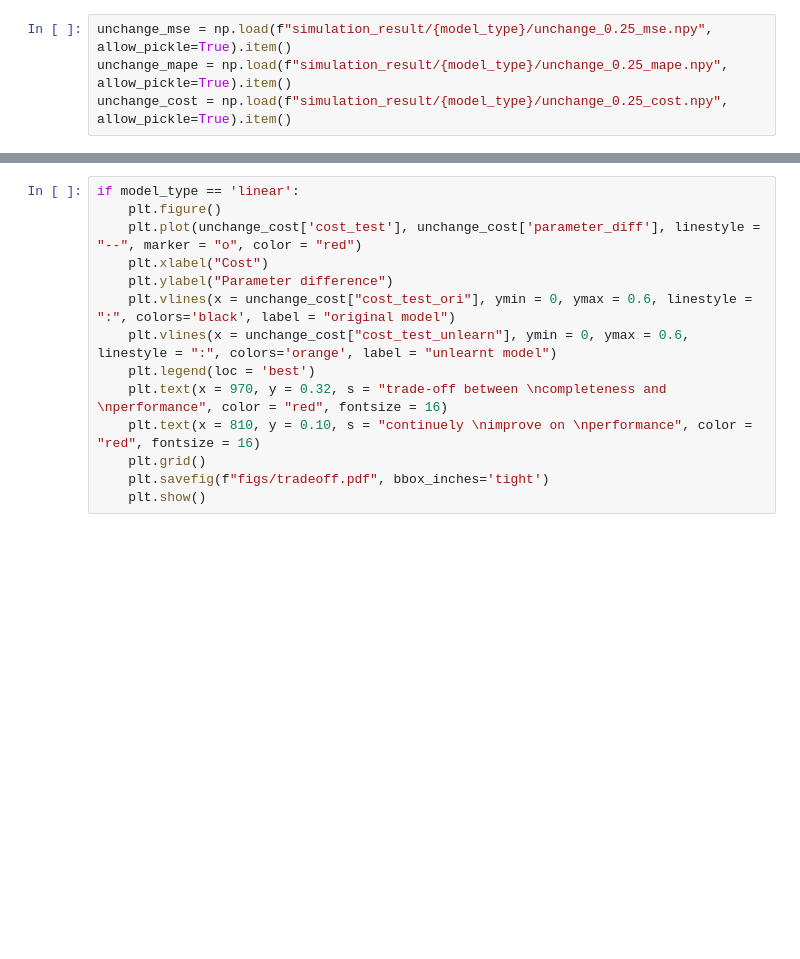
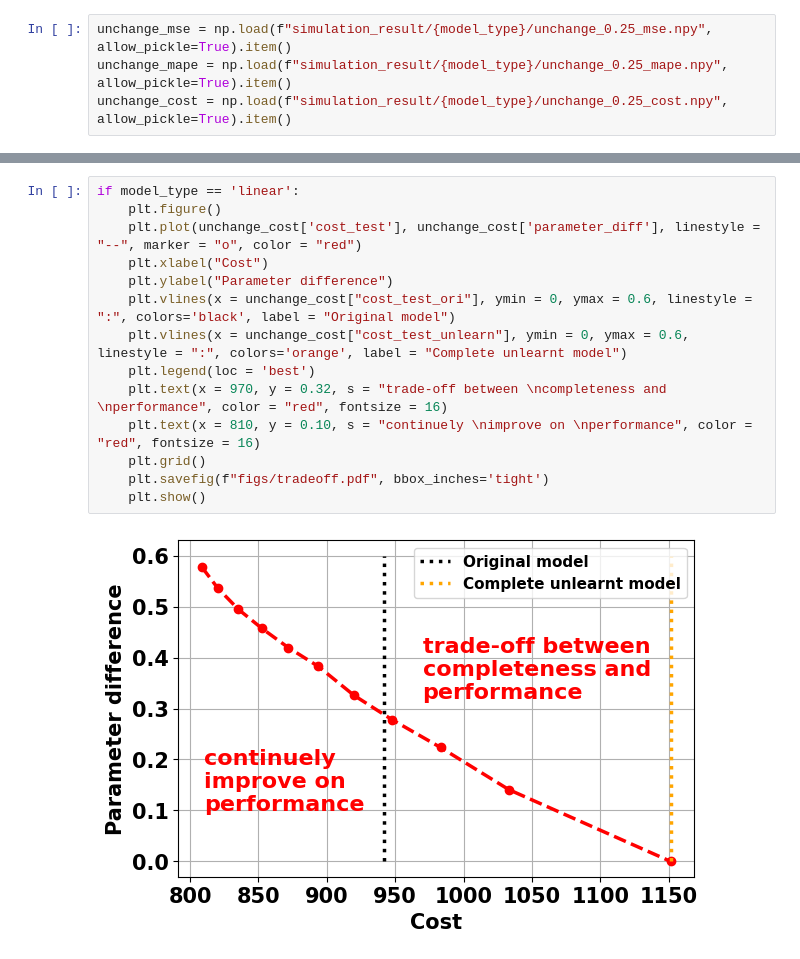
Before and after one commit to xuwkk/task_aware_machine_unlearning, a Jupyter notebook: analysis.ipynb, the cells around one changed output, grey strips where cells are left out. Cells and saved outputs as stored; diff of their text form; blank space fills up the shorter version.

```diff
--- a/analysis.ipynb
+++ b/analysis.ipynb
@@ -318,14 +318,16 @@ plt.show()
 # %%
 if model_type == 'linear':
     plt.figure()
     plt.plot(unchange_cost['cost_test'], unchange_cost['parameter_diff'], linestyle = "--", marker = "o", color = "red")
     plt.xlabel("Cost")
     plt.ylabel("Parameter difference")
-    plt.vlines(x = unchange_cost["cost_test_ori"], ymin = 0, ymax = 0.6, linestyle = ":", colors='black', label = "original model")
-    plt.vlines(x = unchange_cost["cost_test_unlearn"], ymin = 0, ymax = 0.6, linestyle = ":", colors='orange', label = "unlearnt model")
+    plt.vlines(x = unchange_cost["cost_test_ori"], ymin = 0, ymax = 0.6, linestyle = ":", colors='black', label = "Original model")
+    plt.vlines(x = unchange_cost["cost_test_unlearn"], ymin = 0, ymax = 0.6, linestyle = ":", colors='orange', label = "Complete unlearnt model")
     plt.legend(loc = 'best')
     plt.text(x = 970, y = 0.32, s = "trade-off between \ncompleteness and \nperformance", color = "red", fontsize = 16)
     plt.text(x = 810, y = 0.10, s = "continuely \nimprove on \nperformance", color = "red", fontsize = 16)
     plt.grid()
     plt.savefig(f"figs/tradeoff.pdf", bbox_inches='tight')
     plt.show()
+# %% [output]
+[figure, added]
```
Also changed, not shown: parts of 4 cells of this notebook, 2 other files.
